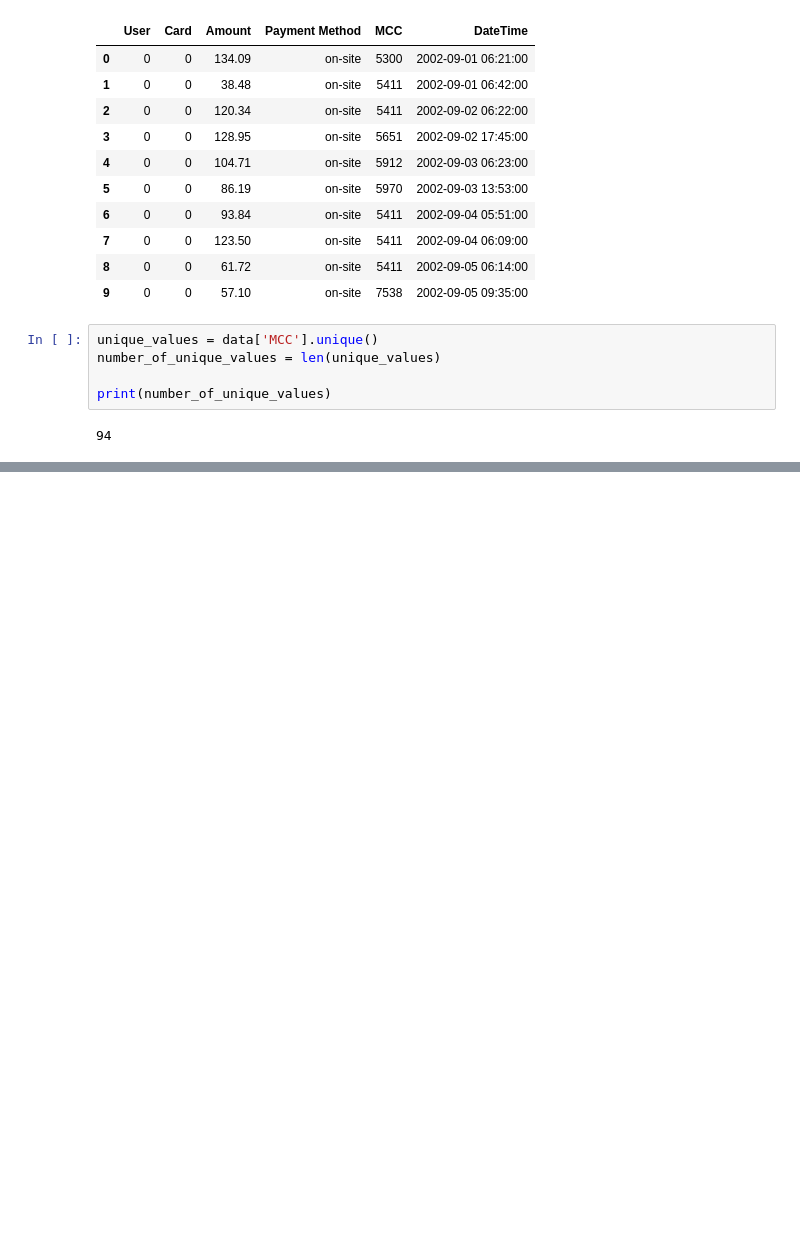
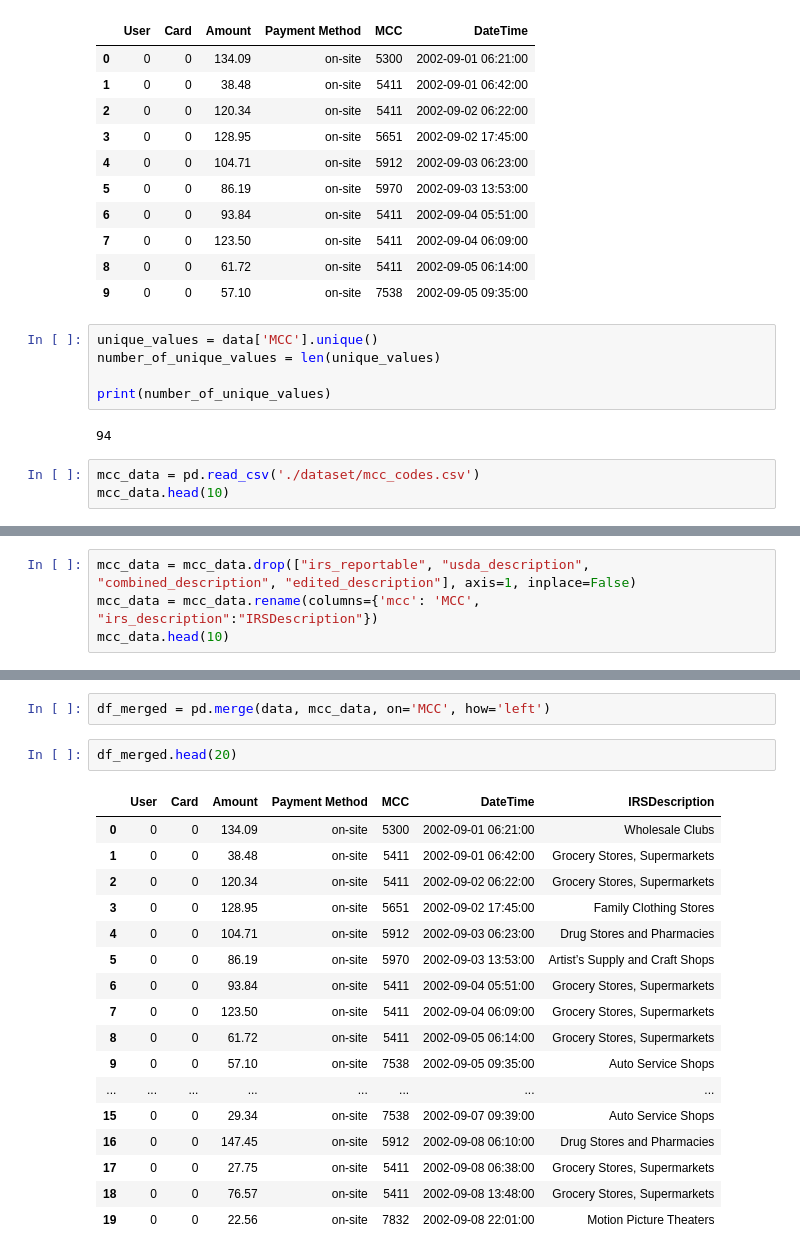
Before and after one commit to NourHabra/FUSE-AI, a Jupyter notebook: processing.ipynb, the cells around one changed output, grey strips where cells are left out. Cells and saved outputs as stored; diff of their text form; blank space fills up the shorter version.

Commit message:
Merge original data & MCC Descriptions

```diff
--- a/processing.ipynb
+++ b/processing.ipynb
@@ -231,3 +231,6 @@ number_of_unique_values = len(unique_values)
 print(number_of_unique_values)
 # %% [output]
 94
+# %%
+mcc_data = pd.read_csv('./dataset/mcc_codes.csv')
+mcc_data.head(10)
@@ -233,0 +249,4 @@ print(number_of_unique_values)
+# %%
+mcc_data = mcc_data.drop(["irs_reportable", "usda_description", "combined_description", "edited_description"], axis=1, inplace=False)
+mcc_data = mcc_data.rename(columns={'mcc': 'MCC', "irs_description":"IRSDescription"})
+mcc_data.head(10)
@@ -233,0 +265,22 @@ print(number_of_unique_values)
+# %%
+df_merged = pd.merge(data, mcc_data, on='MCC', how='left')
+# %%
+df_merged.head(20)
+# %% [output]
+|  | User | Card | Amount | Payment Method | MCC | DateTime | IRSDescription |
+| 0 | 0 | 0 | 134.09 | on-site | 5300 | 2002-09-01 06:21:00 | Wholesale Clubs |
+| 1 | 0 | 0 | 38.48 | on-site | 5411 | 2002-09-01 06:42:00 | Grocery Stores, Supermarkets |
+| 2 | 0 | 0 | 120.34 | on-site | 5411 | 2002-09-02 06:22:00 | Grocery Stores, Supermarkets |
+| 3 | 0 | 0 | 128.95 | on-site | 5651 | 2002-09-02 17:45:00 | Family Clothing Stores |
+| 4 | 0 | 0 | 104.71 | on-site | 5912 | 2002-09-03 06:23:00 | Drug Stores and Pharmacies |
+| 5 | 0 | 0 | 86.19 | on-site | 5970 | 2002-09-03 13:53:00 | Artist’s Supply and Craft Shops |
+| 6 | 0 | 0 | 93.84 | on-site | 5411 | 2002-09-04 05:51:00 | Grocery Stores, Supermarkets |
+| 7 | 0 | 0 | 123.50 | on-site | 5411 | 2002-09-04 06:09:00 | Grocery Stores, Supermarkets |
+| 8 | 0 | 0 | 61.72 | on-site | 5411 | 2002-09-05 06:14:00 | Grocery Stores, Supermarkets |
+| 9 | 0 | 0 | 57.10 | on-site | 7538 | 2002-09-05 09:35:00 | Auto Service Shops |
+| ... | ... | ... | ... | ... | ... | ... | ... |
+| 15 | 0 | 0 | 29.34 | on-site | 7538 | 2002-09-07 09:39:00 | Auto Service Shops |
+| 16 | 0 | 0 | 147.45 | on-site | 5912 | 2002-09-08 06:10:00 | Drug Stores and Pharmacies |
+| 17 | 0 | 0 | 27.75 | on-site | 5411 | 2002-09-08 06:38:00 | Grocery Stores, Supermarkets |
+| 18 | 0 | 0 | 76.57 | on-site | 5411 | 2002-09-08 13:48:00 | Grocery Stores, Supermarkets |
+| 19 | 0 | 0 | 22.56 | on-site | 7832 | 2002-09-08 22:01:00 | Motion Picture Theaters |
```
Also changed, not shown: parts of 2 cells of this notebook.
